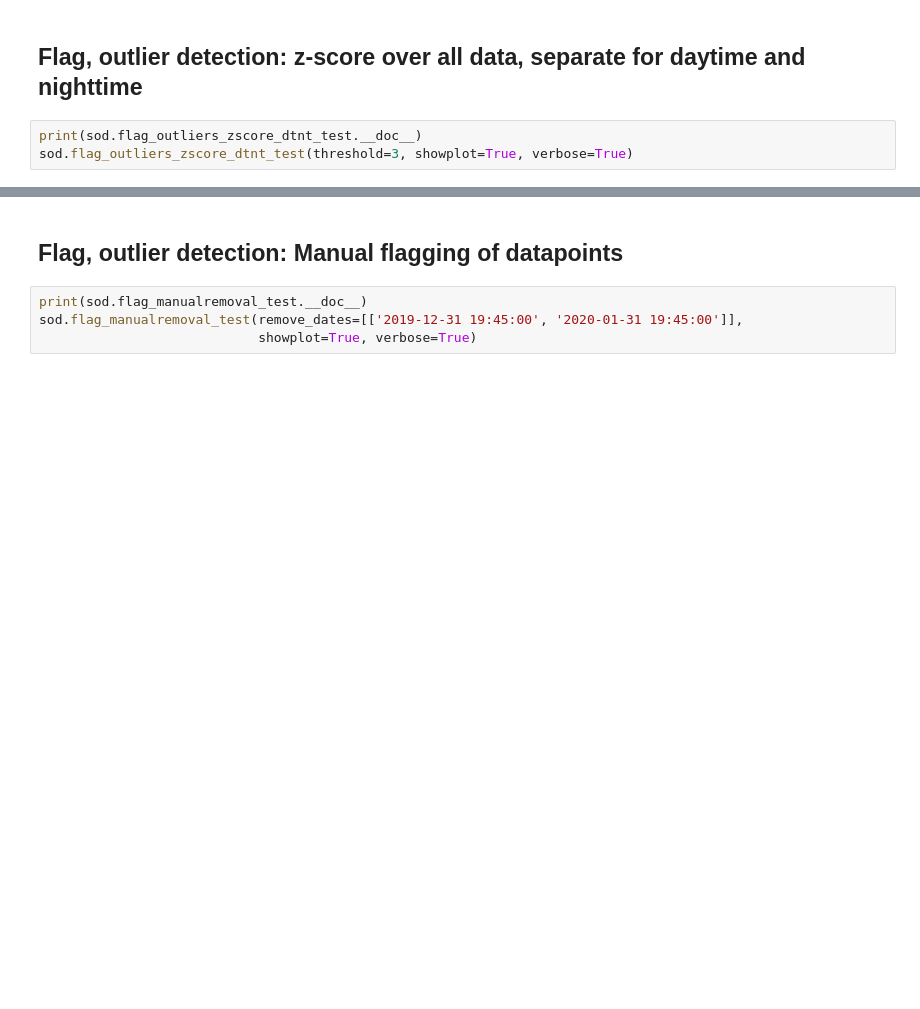
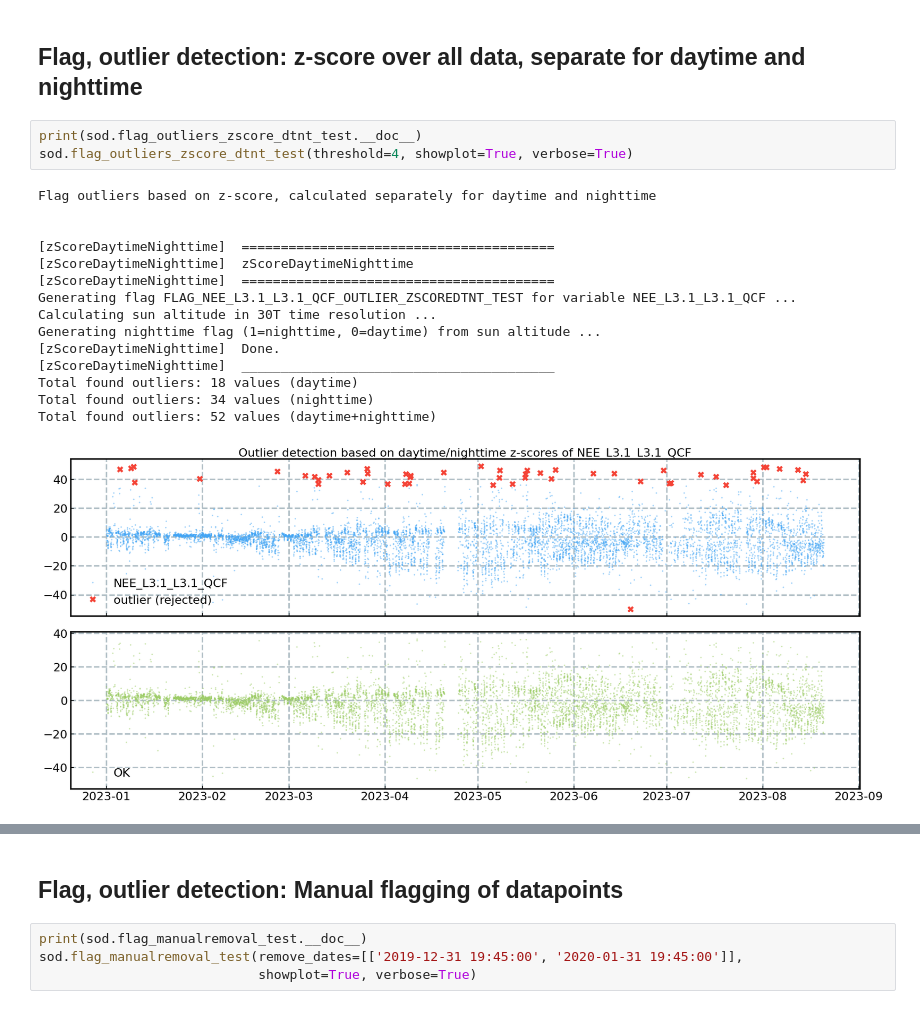
Before and after one commit to holukas/diive, a Jupyter notebook: notebooks/FluxProcessingChain/FluxProcessingChain.ipynb, the cells around one changed output, grey strips where cells are left out. Saved outputs shown, nothing was run; the diff lists cells and outputs as text; blank space fills up the shorter version.

```diff
--- a/notebooks/FluxProcessingChain/FluxProcessingChain.ipynb
+++ b/notebooks/FluxProcessingChain/FluxProcessingChain.ipynb
@@ -393,6 +649,22 @@ sod.addflag()
 ## Flag, outlier detection: **z-score over all data, separate for daytime and nighttime**
 # %%
 print(sod.flag_outliers_zscore_dtnt_test.__doc__)
-sod.flag_outliers_zscore_dtnt_test(threshold=3, showplot=True, verbose=True)
+sod.flag_outliers_zscore_dtnt_test(threshold=4, showplot=True, verbose=True)
+# %% [output]
+Flag outliers based on z-score, calculated separately for daytime and nighttime
+
+
+[zScoreDaytimeNighttime]  ========================================
+[zScoreDaytimeNighttime]  zScoreDaytimeNighttime
+[zScoreDaytimeNighttime]  ========================================
+Generating flag FLAG_NEE_L3.1_L3.1_QCF_OUTLIER_ZSCOREDTNT_TEST for variable NEE_L3.1_L3.1_QCF ...
+Calculating sun altitude in 30T time resolution ...
+Generating nighttime flag (1=nighttime, 0=daytime) from sun altitude ...
+[zScoreDaytimeNighttime]  Done.
+[zScoreDaytimeNighttime]  ________________________________________
+Total found outliers: 18 values (daytime)
+Total found outliers: 34 values (nighttime)
+Total found outliers: 52 values (daytime+nighttime)
+[figure, added]
 # %%
 sod.addflag()
```
Also changed, not shown: parts of 115 cells of this notebook, 15 other files.
